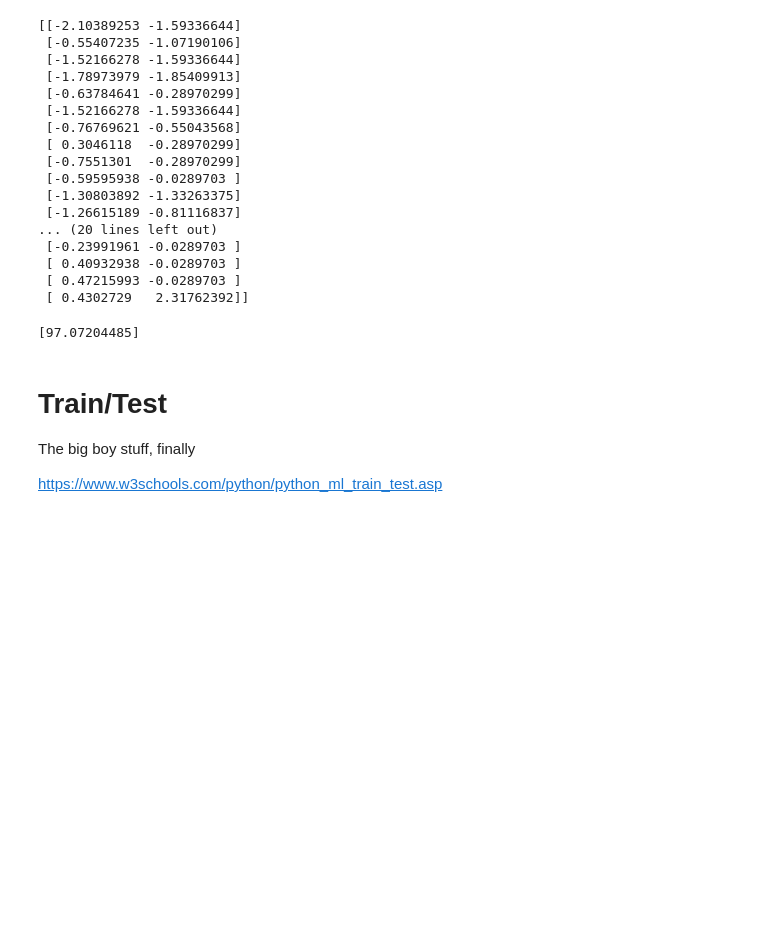
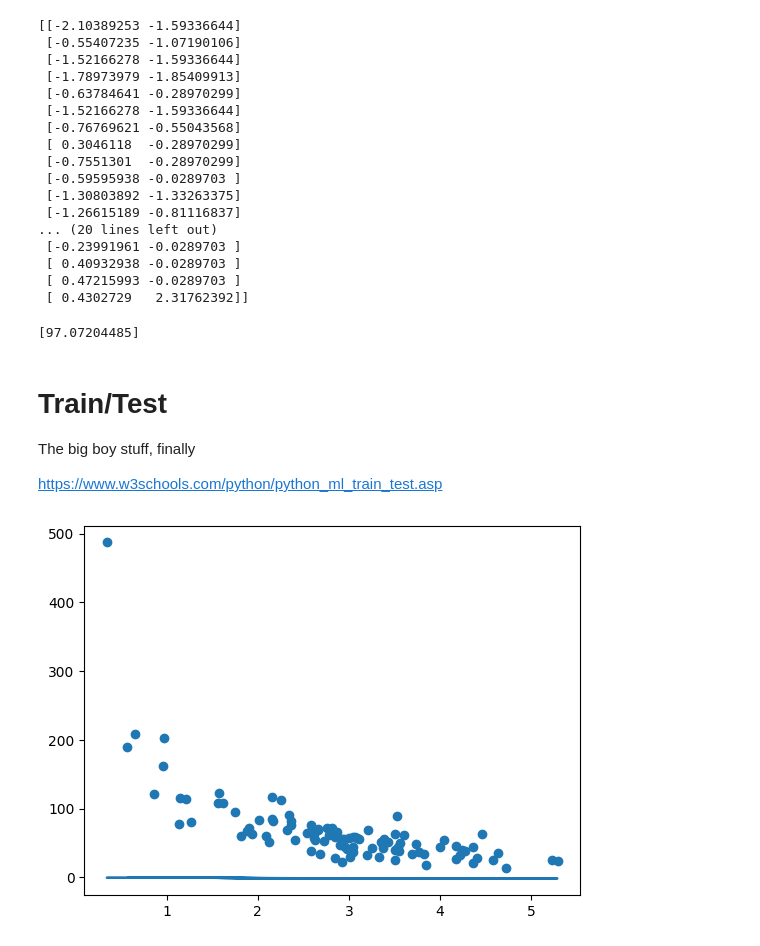
Before and after one commit to tuccr/W3AI, a Jupyter notebook: notebook.ipynb, the cells around one changed output. Drawn from its saved outputs; the diff is of its cells as text; code cells hidden in the pictures; blank space fills up the shorter version.

Commit message:
curveFunction()

```diff
--- a/notebook.ipynb
+++ b/notebook.ipynb
@@ -196,8 +196,16 @@ https://www.w3schools.com/python/python_ml_train_test.asp
 # %%
 np.random.seed(2)
 
 x = np.random.normal(3, 1, 100)
 y = np.random.normal(150, 40, 100) / x
 
+r, p, slope, intercept, std_error = stats.linregress(x, y)
+
+def curveFunction(x):
+    return slope * np.log() + intercept
+
 plt.scatter(x, y)
+plt.plot(x, curveFunction(x))
 plt.show()
+# %% [output]
+[figure, added]
```
Also changed, not shown: parts of 6 cells of this notebook.
